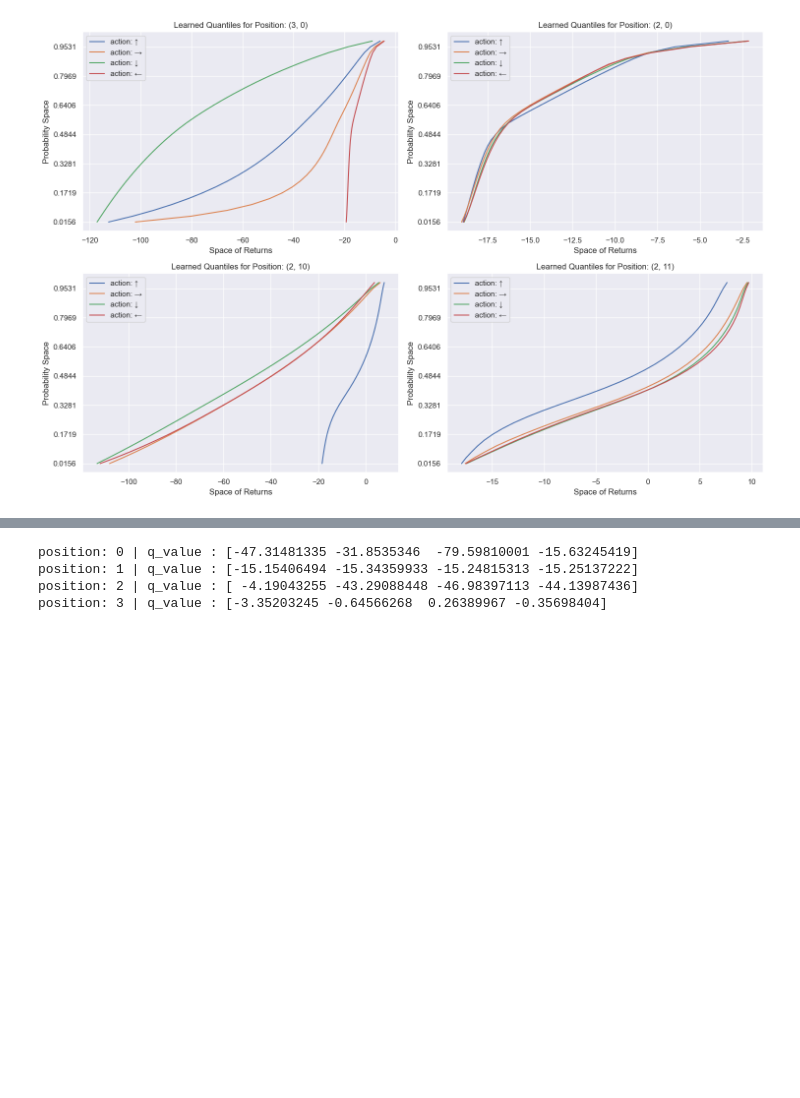
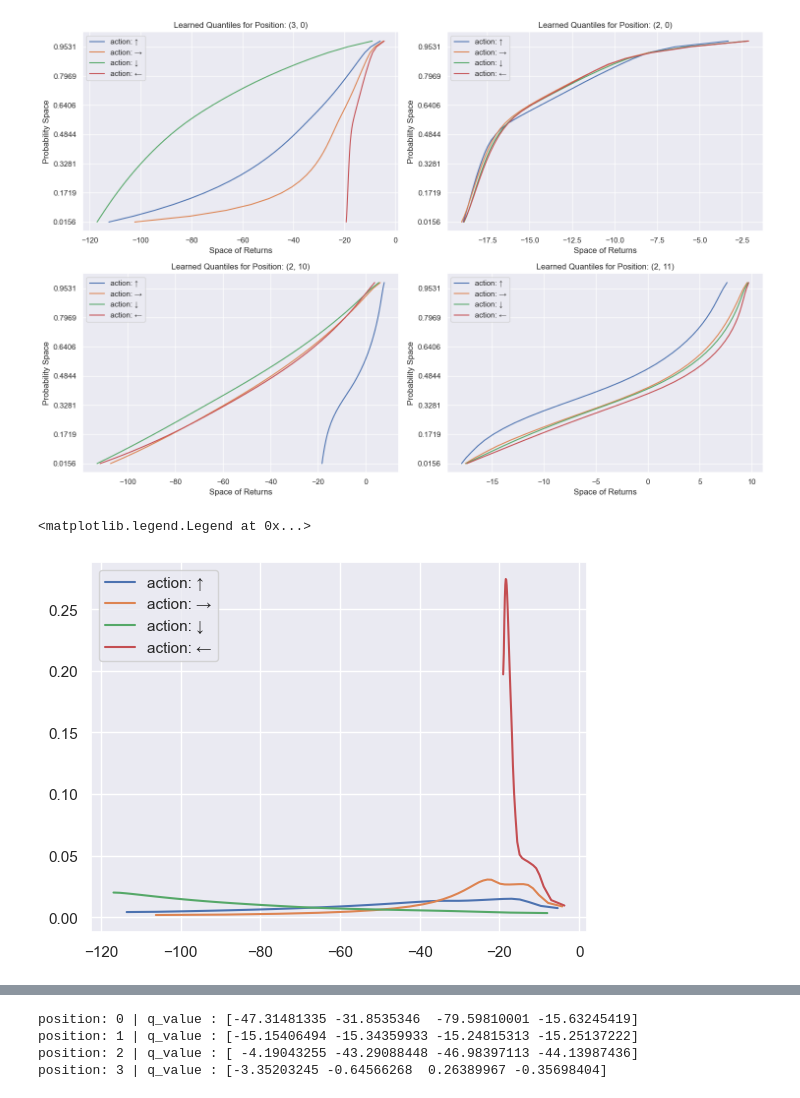
Before and after one commit to AlecHero/QuantileRegressionProject, a Jupyter notebook: tabular qr.ipynb, the cells around one changed output, grey strips where cells are left out. Saved outputs shown, nothing was run; the diff lists cells and outputs as text; code cells hidden in the pictures; blank space fills up the shorter version.

```diff
--- a/tabular qr.ipynb
+++ b/tabular qr.ipynb
@@ -164,3 +78,13 @@ plt.tight_layout()
 plt.show()
 # %% [output]
 [figure]
+# %%
+arrow_directions = {0: "↑", 1: "→", 2: "↓", 3: "←"}
+version = -1
+
+for j, quant in enumerate(qtables[0,version,state]):
+    plt.plot(quant, np.gradient(tau, quant), label=f"action: {arrow_directions[j]}")
+plt.legend()
+# %% [output]
+<matplotlib.legend.Legend at 0x...>
+[figure, added]
```
Also changed, not shown: parts of 11 cells of this notebook, 11 other files.
